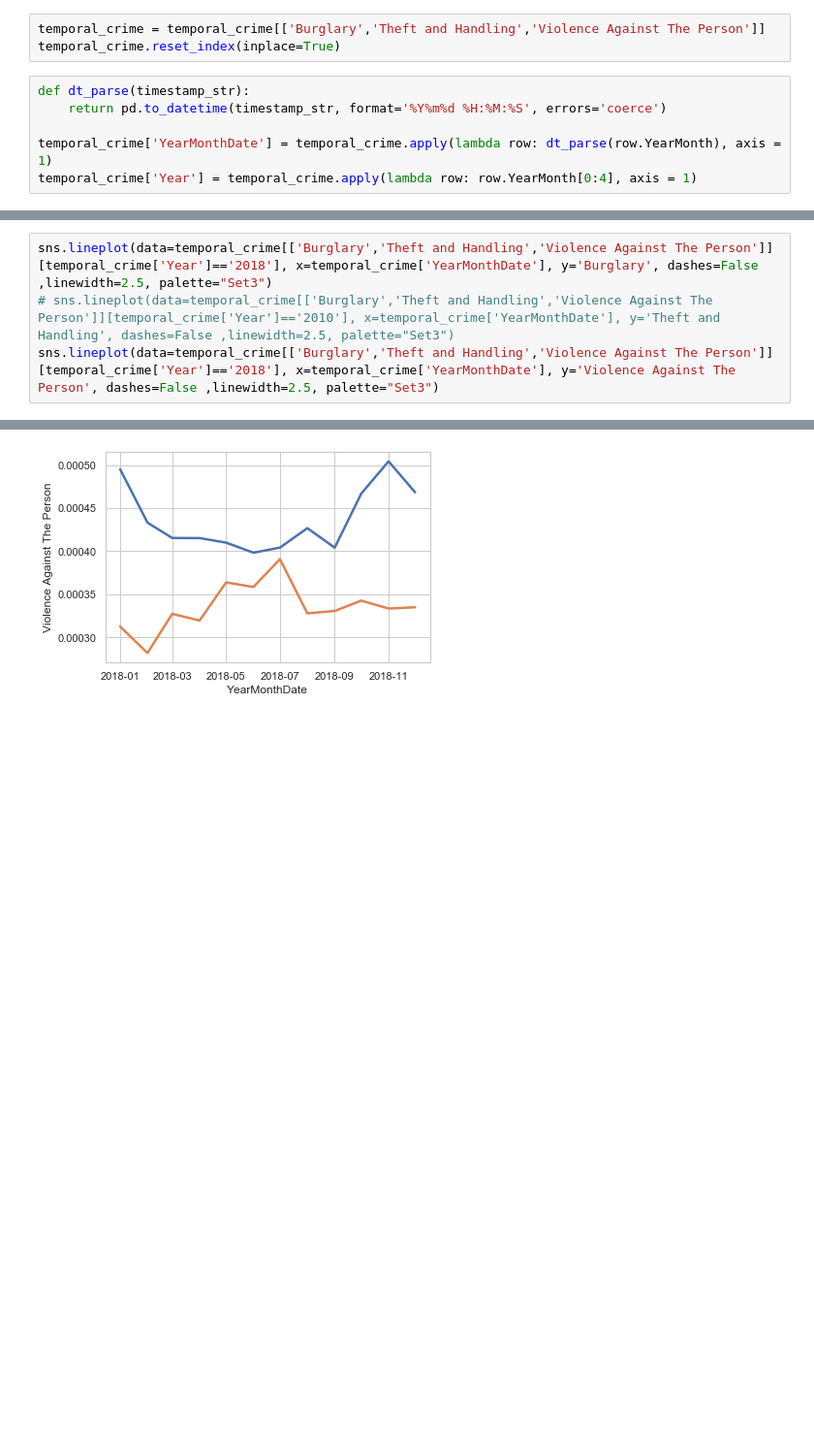
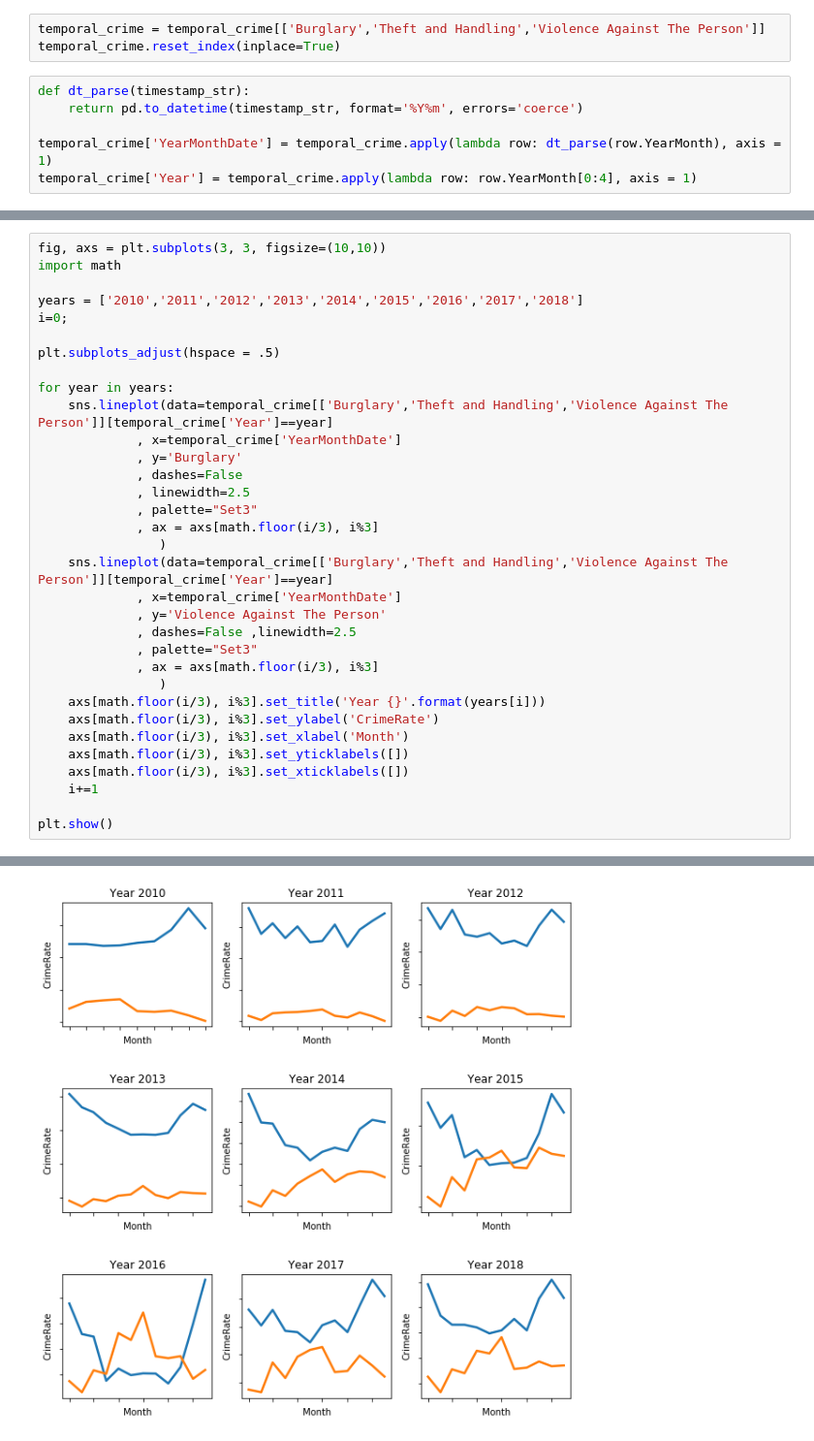
Before and after one commit to zdetor54/MSc-Data-Science, a Jupyter notebook: 01 - Visual Analytics/Individual Coursework/CrimeDataAnalysis.ipynb, the cells around one changed output, grey strips where cells are left out. Shown at 97% size. Cells and saved outputs as stored; diff of their text form; blank space fills up the shorter version.

```diff
--- a/01 - Visual Analytics/Individual Coursework/CrimeDataAnalysis.ipynb
+++ b/01 - Visual Analytics/Individual Coursework/CrimeDataAnalysis.ipynb
@@ -259,7 +239,7 @@ temporal_crime = temporal_crime[['Burglary','Theft and Handling','Violence Again
 temporal_crime.reset_index(inplace=True)
 # %%
 def dt_parse(timestamp_str):
-    return pd.to_datetime(timestamp_str, format='%Y%m%d %H:%M:%S', errors='coerce')
+    return pd.to_datetime(timestamp_str, format='%Y%m', errors='coerce')
 
 temporal_crime['YearMonthDate'] = temporal_crime.apply(lambda row: dt_parse(row.YearMonth), axis = 1)
 temporal_crime['Year'] = temporal_crime.apply(lambda row: row.YearMonth[0:4], axis = 1)
@@ -282,5 +246,34 @@ temporal_crime
 # %%
-sns.lineplot(data=temporal_crime[['Burglary','Theft and Handling','Violence Against The Person']][temporal_crime['Year']=='2018'], x=temporal_crime['YearMonthDate'], y='Burglary', dashes=False ,linewidth=2.5, palette="Set3")
-# sns.lineplot(data=temporal_crime[['Burglary','Theft and Handling','Violence Against The Person']][temporal_crime['Year']=='2010'], x=temporal_crime['YearMonthDate'], y='Theft and Handling', dashes=False ,linewidth=2.5, palette="Set3")
-sns.lineplot(data=temporal_crime[['Burglary','Theft and Handling','Violence Against The Person']][temporal_crime['Year']=='2018'], x=temporal_crime['YearMonthDate'], y='Violence Against The Person', dashes=False ,linewidth=2.5, palette="Set3")
+fig, axs = plt.subplots(3, 3, figsize=(10,10))
+import math
+
+years = ['2010','2011','2012','2013','2014','2015','2016','2017','2018']
+i=0;
+
+plt.subplots_adjust(hspace = .5)
+
+for year in years:
+    sns.lineplot(data=temporal_crime[['Burglary','Theft and Handling','Violence Against The Person']][temporal_crime['Year']==year]
+             , x=temporal_crime['YearMonthDate']
+             , y='Burglary'
+             , dashes=False
+             , linewidth=2.5
+             , palette="Set3"
+             , ax = axs[math.floor(i/3), i%3]
+                )
+    sns.lineplot(data=temporal_crime[['Burglary','Theft and Handling','Violence Against The Person']][temporal_crime['Year']==year]
+             , x=temporal_crime['YearMonthDate']
+             , y='Violence Against The Person'
+             , dashes=False ,linewidth=2.5
+             , palette="Set3"
+             , ax = axs[math.floor(i/3), i%3]
+                )
+    axs[math.floor(i/3), i%3].set_title('Year {}'.format(years[i]))
+    axs[math.floor(i/3), i%3].set_ylabel('CrimeRate')
+    axs[math.floor(i/3), i%3].set_xlabel('Month')
+    axs[math.floor(i/3), i%3].set_yticklabels([])
+    axs[math.floor(i/3), i%3].set_xticklabels([])
+    i+=1
+
+plt.show()
 # %% [output]
@@ -288 +284 @@ sns.lineplot(data=temporal_crime[['Burglary','Theft and Handling','Violence Agai
-[figure, old version]
+[figure, new version]
```
Also changed, not shown: parts of 16 cells of this notebook, 8 other files.
